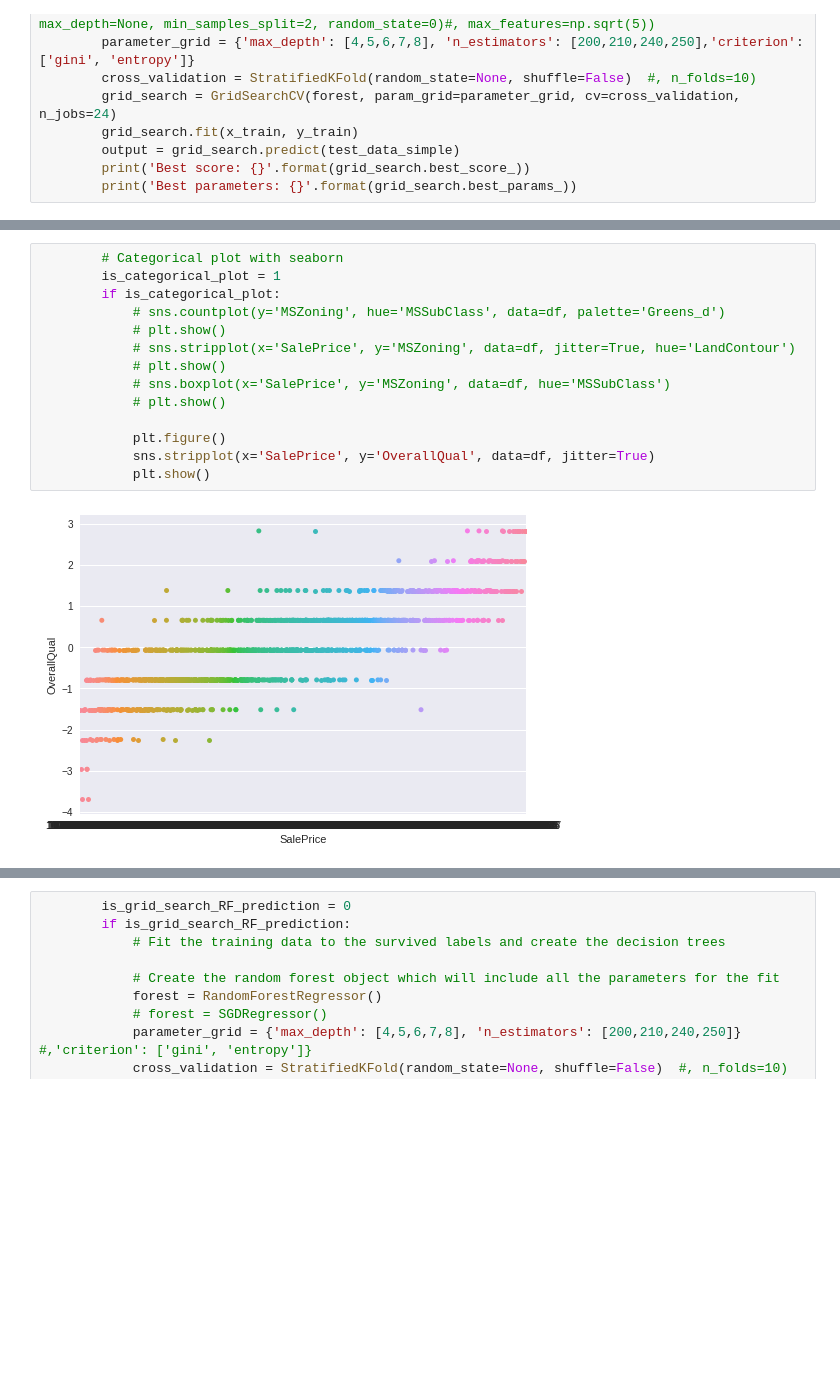
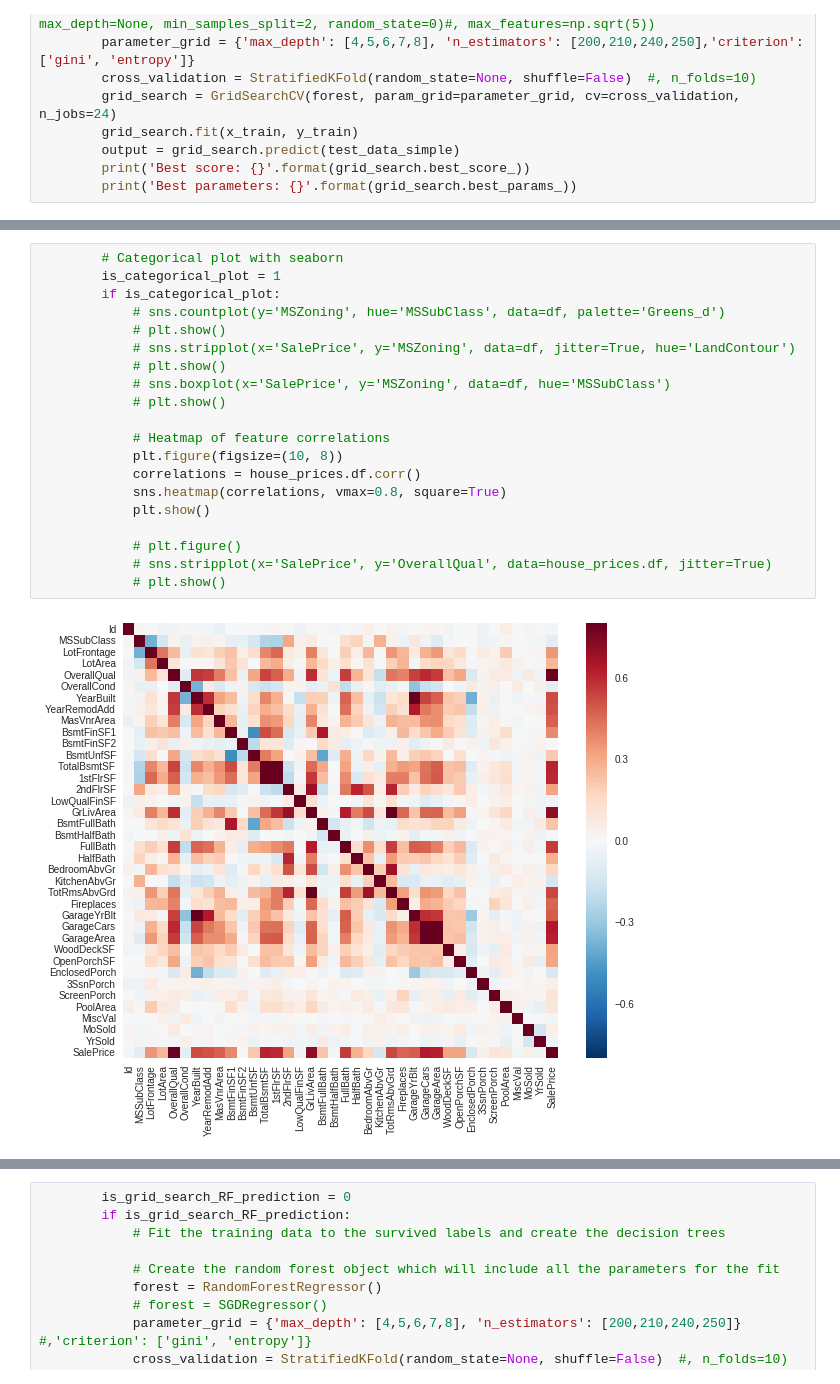
Before and after one commit to MizioAnd/HousePrices, a Jupyter notebook: house_prices.ipynb, the cells around one changed output, grey strips where cells are left out. Cells and saved outputs as stored; diff of their text form; blank space fills up the shorter version.

Commit message:
Implemented new plots showing correlations of features before and after data munging

```diff
--- a/house_prices.ipynb
+++ b/house_prices.ipynb
@@ -675,16 +663,22 @@ dtype: int64
 # %%
         # Categorical plot with seaborn
         is_categorical_plot = 1
         if is_categorical_plot:
             # sns.countplot(y='MSZoning', hue='MSSubClass', data=df, palette='Greens_d')
             # plt.show()
             # sns.stripplot(x='SalePrice', y='MSZoning', data=df, jitter=True, hue='LandContour')
             # plt.show()
             # sns.boxplot(x='SalePrice', y='MSZoning', data=df, hue='MSSubClass')
             # plt.show()
 
-            plt.figure()
-            sns.stripplot(x='SalePrice', y='OverallQual', data=df, jitter=True)
+            # Heatmap of feature correlations
+            plt.figure(figsize=(10, 8))
+            correlations = house_prices.df.corr()
+            sns.heatmap(correlations, vmax=0.8, square=True)
             plt.show()
+
+            # plt.figure()
+            # sns.stripplot(x='SalePrice', y='OverallQual', data=house_prices.df, jitter=True)
+            # plt.show()
 # %% [output]
-[figure, old version]
+[figure, new version]
```
Also changed, not shown: parts of 25 cells of this notebook.
